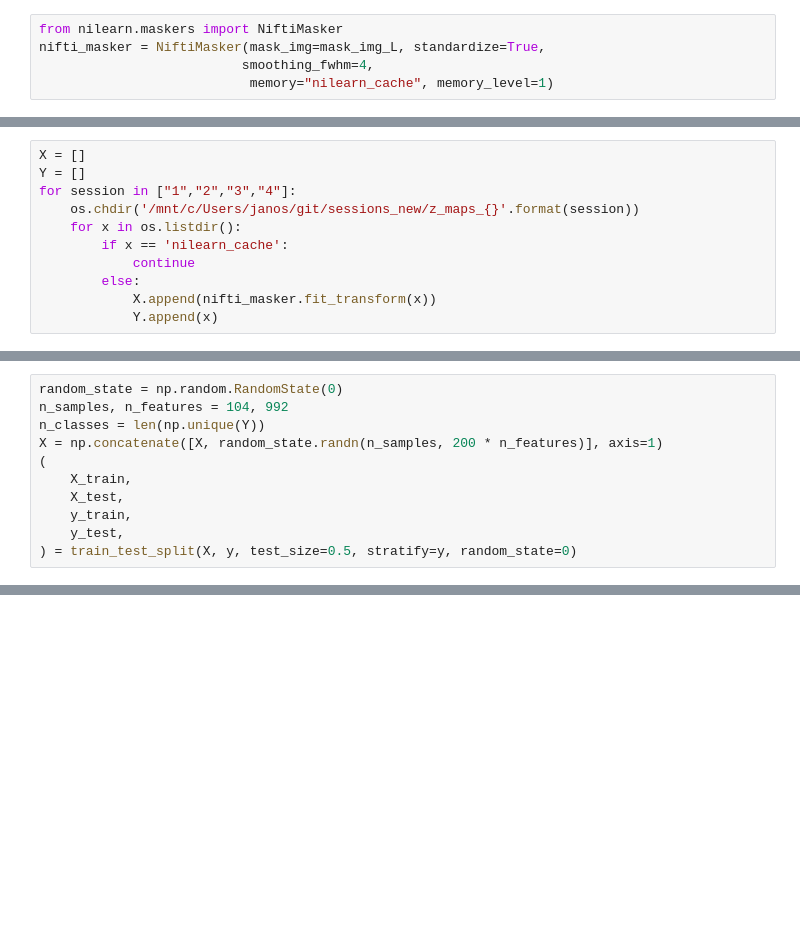
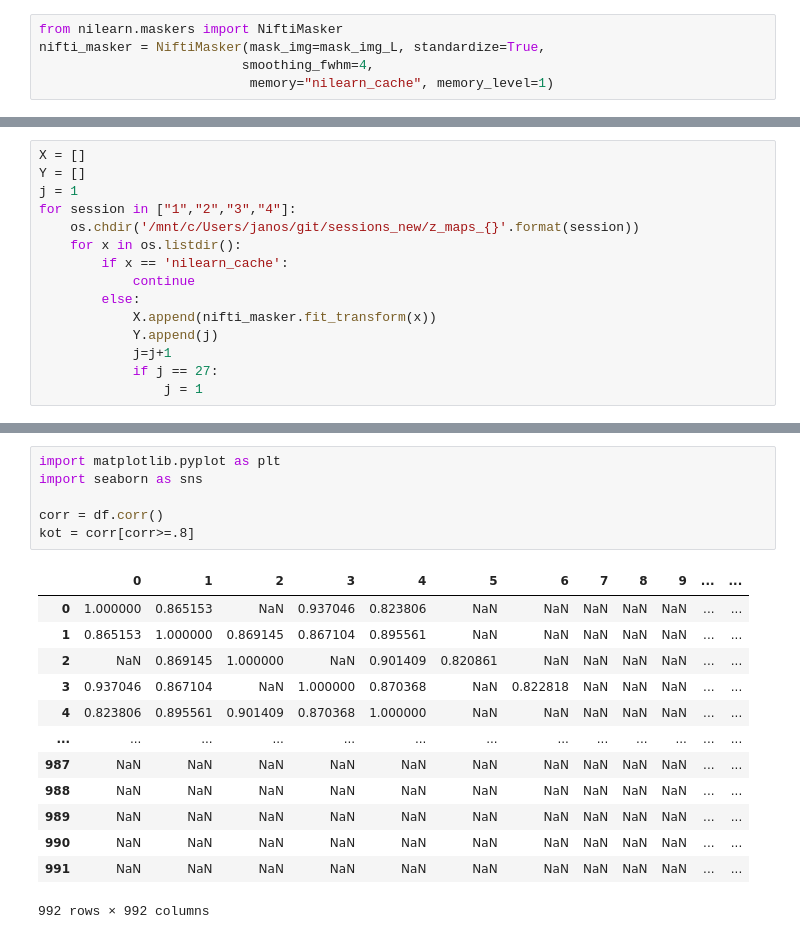
Before and after one commit to JNPauli/Banter, a Jupyter notebook: data/Support_Vector_Machine.ipynb, the cells around one changed output, grey strips where cells are left out. Cells and saved outputs as stored; diff of their text form; blank space fills up the shorter version.

```diff
--- a/data/Support_Vector_Machine.ipynb
+++ b/data/Support_Vector_Machine.ipynb
@@ -69,6 +72,7 @@ nifti_masker = NiftiMasker(mask_img=mask_img_L, standardize=True,
 # %%
 X = []
 Y = []
+j = 1
 for session in ["1","2","3","4"]:
     os.chdir('/mnt/c/Users/janos/git/sessions_new/z_maps_{}'.format(session))
     for x in os.listdir():
@@ -76,4 +80,7 @@ for session in ["1","2","3","4"]:
             continue
         else:
             X.append(nifti_masker.fit_transform(x))
-            Y.append(x)
+            Y.append(j)
+            j=j+1
+            if j == 27:
+                j = 1
@@ -94,11 +86,0 @@ X_.shape
-# %%
-random_state = np.random.RandomState(0)
-n_samples, n_features = 104, 992
-n_classes = len(np.unique(Y))
-X = np.concatenate([X, random_state.randn(n_samples, 200 * n_features)], axis=1)
-(
-    X_train,
-    X_test,
-    y_train,
-    y_test,
-) = train_test_split(X, y, test_size=0.5, stratify=y, random_state=0)
@@ -170,0 +106,20 @@ IndexError: list index out of range
+# %%
+import matplotlib.pyplot as plt
+import seaborn as sns
+
+corr = df.corr()
+kot = corr[corr>=.8]
+# %% [output]
+|  | 0 | 1 | 2 | 3 | 4 | 5 | 6 | 7 | 8 | 9 | ... | ... |
+| 0 | 1.000000 | 0.865153 | NaN | 0.937046 | 0.823806 | NaN | NaN | NaN | NaN | NaN | ... | ... |
+| 1 | 0.865153 | 1.000000 | 0.869145 | 0.867104 | 0.895561 | NaN | NaN | NaN | NaN | NaN | ... | ... |
+| 2 | NaN | 0.869145 | 1.000000 | NaN | 0.901409 | 0.820861 | NaN | NaN | NaN | NaN | ... | ... |
+| 3 | 0.937046 | 0.867104 | NaN | 1.000000 | 0.870368 | NaN | 0.822818 | NaN | NaN | NaN | ... | ... |
+| 4 | 0.823806 | 0.895561 | 0.901409 | 0.870368 | 1.000000 | NaN | NaN | NaN | NaN | NaN | ... | ... |
+| ... | ... | ... | ... | ... | ... | ... | ... | ... | ... | ... | ... | ... |
+| 987 | NaN | NaN | NaN | NaN | NaN | NaN | NaN | NaN | NaN | NaN | ... | ... |
+| 988 | NaN | NaN | NaN | NaN | NaN | NaN | NaN | NaN | NaN | NaN | ... | ... |
+| 989 | NaN | NaN | NaN | NaN | NaN | NaN | NaN | NaN | NaN | NaN | ... | ... |
+| 990 | NaN | NaN | NaN | NaN | NaN | NaN | NaN | NaN | NaN | NaN | ... | ... |
+| 991 | NaN | NaN | NaN | NaN | NaN | NaN | NaN | NaN | NaN | NaN | ... | ... |
+992 rows × 992 columns
```
Also changed, not shown: parts of 30 cells of this notebook.
